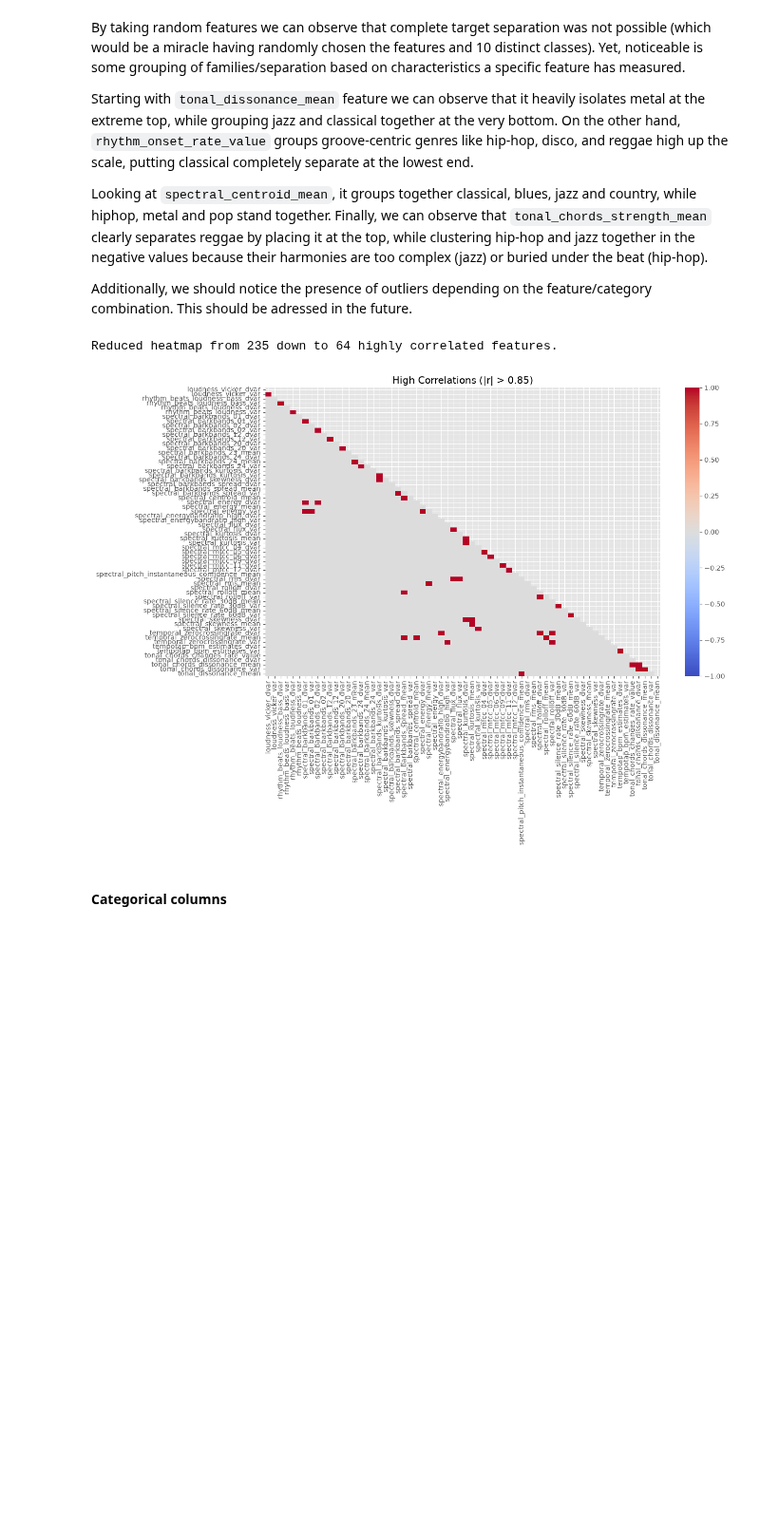
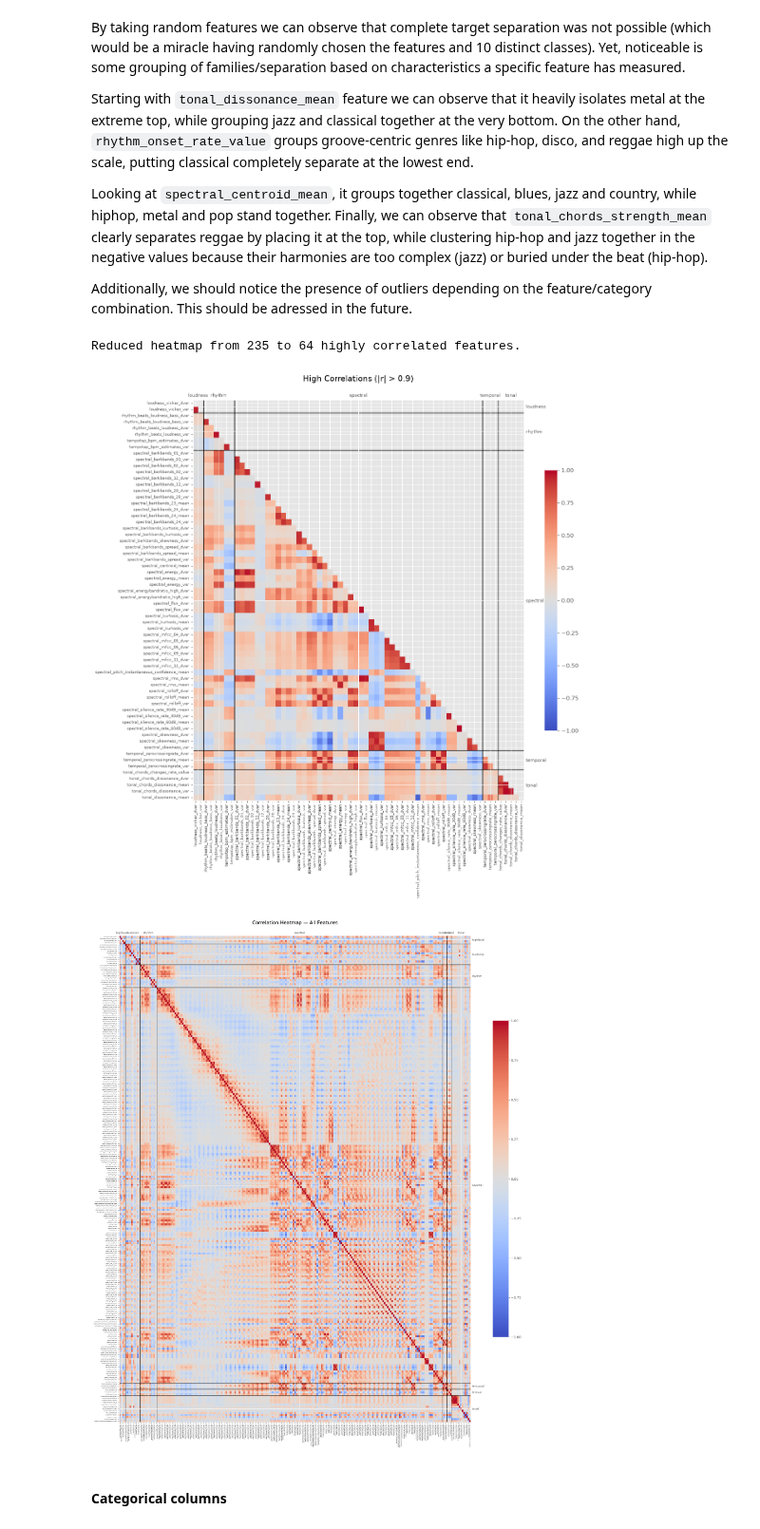
Before and after one commit to vvisienka/ML-for-Sound-and-Music, a Jupyter notebook: lab1/lab1_task1.ipynb, the cells around one changed output. Shown at 95% size. Cells and saved outputs as stored; diff of their text form; code cells hidden in the pictures; blank space fills up the shorter version.

```diff
--- a/lab1/lab1_task1.ipynb
+++ b/lab1/lab1_task1.ipynb
@@ -298,27 +277,3 @@ Starting with `tonal_dissonance_mean` feature  we can observe that it heavily is
 Looking at `spectral_centroid_mean`, it groups together classical, blues, jazz and country, while hiphop, metal and pop stand together. Finally, we can observe that `tonal_chords_strength_mean` clearly separates reggae by placing it at the top, while clustering hip-hop and jazz together in the negative values because their harmonies are too complex (jazz) or buried under the beat (hip-hop).
 
 Additionally, we should notice the presence of outliers depending on the feature/category combination. This should be adressed in the future.
-# %%
-# heatmaps
-thr = 0.9
-corr_matrix = genre_df[num_columns].corr()
-
-mask=np.triu(np.ones_like(corr_matrix, dtype=bool)) #only upper triangle
-corr_matrix_masked = (abs(corr_matrix) > thr) & ~mask
-
-corr_cols_to_keep = corr_matrix_masked.any(axis=1) | corr_matrix_masked.any(axis=0)
-final_corr_matrix = corr_matrix_masked.loc[corr_cols_to_keep, corr_cols_to_keep]
-
-print(f"Reduced heatmap from {len(num_columns)} down to {len(final_corr_matrix.columns)} highly correlated features.")
-
-#plot
-plt.figure(figsize=(14, 10))
-sns.heatmap(final_corr_matrix, cmap='coolwarm', vmin=-1, vmax=1,
-            mask=np.triu(np.ones_like(final_corr_matrix, dtype=bool)),
-            annot=False, xticklabels=True, yticklabels=True)
-plt.title('High Correlations (|r| > 0.85)')
-plt.tight_layout()
-plt.show()
-# %% [output]
-Reduced heatmap from 235 down to 64 highly correlated features.
-[figure, removed]
@@ -328,3 +370,35 @@ Reduced heatmap from 235 down to 64 highly correlated features.
+# %%
+corr_matrix = genre_df[num_columns].corr()
+threshold = 0.9
+
+strong_correlations = corr_matrix.abs().where(
+    ~np.eye(len(corr_matrix), dtype=bool)
+).gt(threshold)
+features_with_strong_correlations = strong_correlations.any(axis=0)
+high_corr_matrix = corr_matrix.loc[
+    features_with_strong_correlations,
+    features_with_strong_correlations,
+]
+
+print(
+    f"Reduced heatmap from {len(num_columns)} to "
+    f"{len(high_corr_matrix.columns)} highly correlated features."
+)
+
+plot_family_heatmap(
+    high_corr_matrix,
+    f"High Correlations (|r| > {threshold})",
+    mask_upper=True,
+)
+
+plot_family_heatmap(
+    corr_matrix,
+    "Correlation Heatmap — All Features",
+)
+# %% [output]
+Reduced heatmap from 235 to 64 highly correlated features.
+[figure, added]
+[figure, added]
 # %% [markdown]
 #### Categorical columns
 # %%
```
Also changed, not shown: parts of 30 cells of this notebook, 2 other files.
